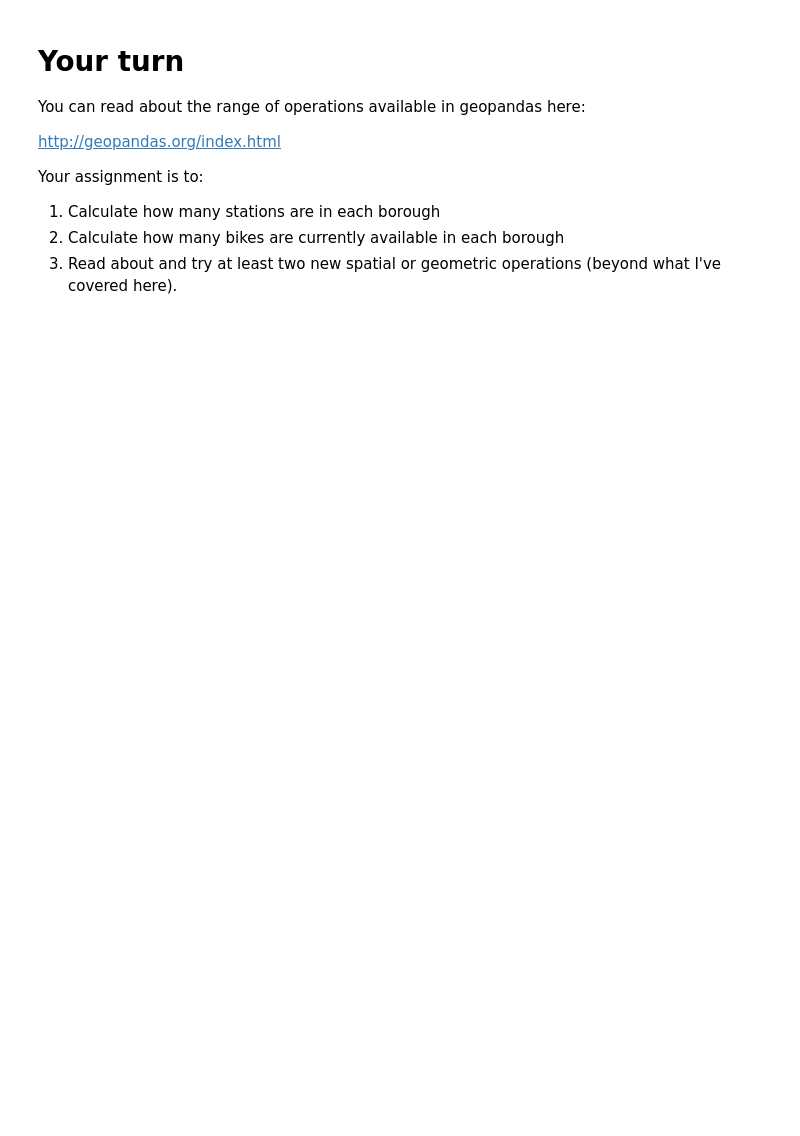
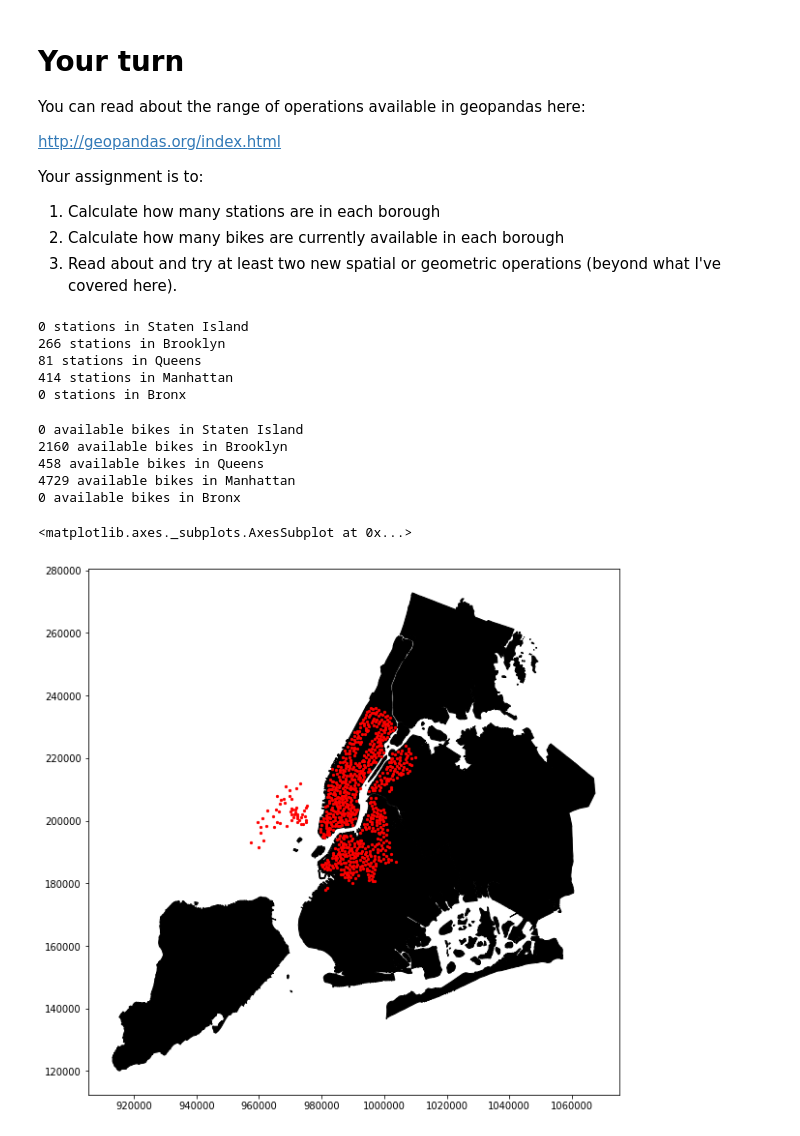
Before and after one commit to mgraehleruky/ce599, a Jupyter notebook: 10-Spatial Analysis/citibike.ipynb, the cells around one changed output. Drawn from its saved outputs; the diff is of its cells as text; code cells hidden in the pictures; blank space fills up the shorter version.

Commit message:
10 - Spatial Analysis + 9 - Updated Mapping
Spatial Analysis using bike rental data from NYC.  Also, updated mapping.

```diff
--- a/10-Spatial Analysis/citibike.ipynb
+++ b/10-Spatial Analysis/citibike.ipynb
@@ -77,0 +102,18 @@ Your assignment is to:
+# %%
+in_si = df.geometry.within(staten_island)
+in_b = df.geometry.within(brooklyn)
+in_q = df.geometry.within(queens)
+in_mn = df.geometry.within(manhattan)
+in_bx = df.geometry.within(bronx)
+
+print(sum(in_si), 'stations in Staten Island')
+print(sum(in_b), 'stations in Brooklyn')
+print(sum(in_q), 'stations in Queens')
+print(sum(in_mn), 'stations in Manhattan')
+print(sum(in_bx), 'stations in Bronx')
+# %% [output]
+0 stations in Staten Island
+266 stations in Brooklyn
+81 stations in Queens
+414 stations in Manhattan
+0 stations in Bronx
@@ -77,0 +130,18 @@ Your assignment is to:
+# %%
+print(sumAvailableBikes(staten_island), 'available bikes in Staten Island')
+print(sumAvailableBikes(brooklyn), 'available bikes in Brooklyn')
+print(sumAvailableBikes(queens), 'available bikes in Queens')
+print(sumAvailableBikes(manhattan), 'available bikes in Manhattan')
+print(sumAvailableBikes(bronx), 'available bikes in Bronx')
+# %% [output]
+0 available bikes in Staten Island
+2160 available bikes in Brooklyn
+458 available bikes in Queens
+4729 available bikes in Manhattan
+0 available bikes in Bronx
+# %%
+base = boros.plot(column = 'Shape_Area',figsize = (10,10), color = 'black', edgecolor = 'black')
+df.plot(ax = base, marker='o', color='red', markersize = 5)
+# %% [output]
+<matplotlib.axes._subplots.AxesSubplot at 0x...>
+[figure, added]
```
Also changed, not shown: parts of 8 cells of this notebook, 8 other files.
